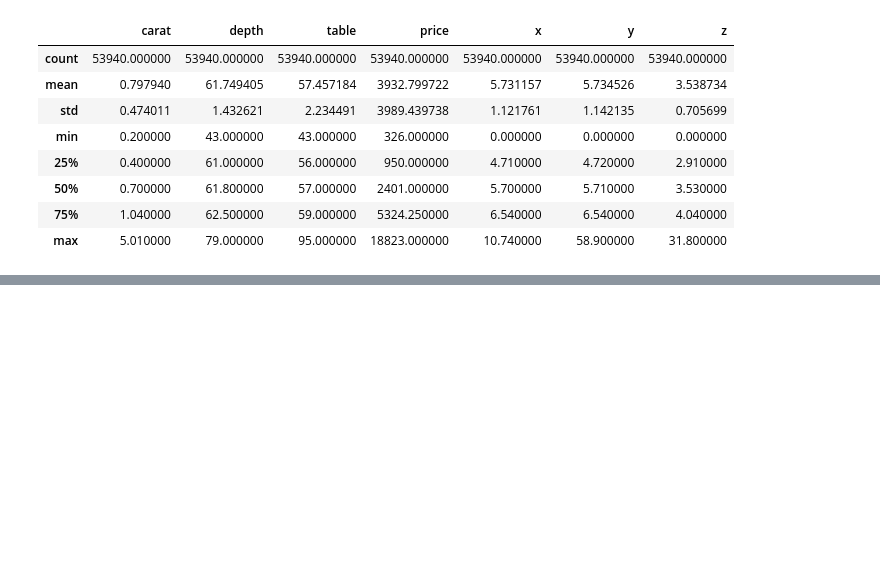
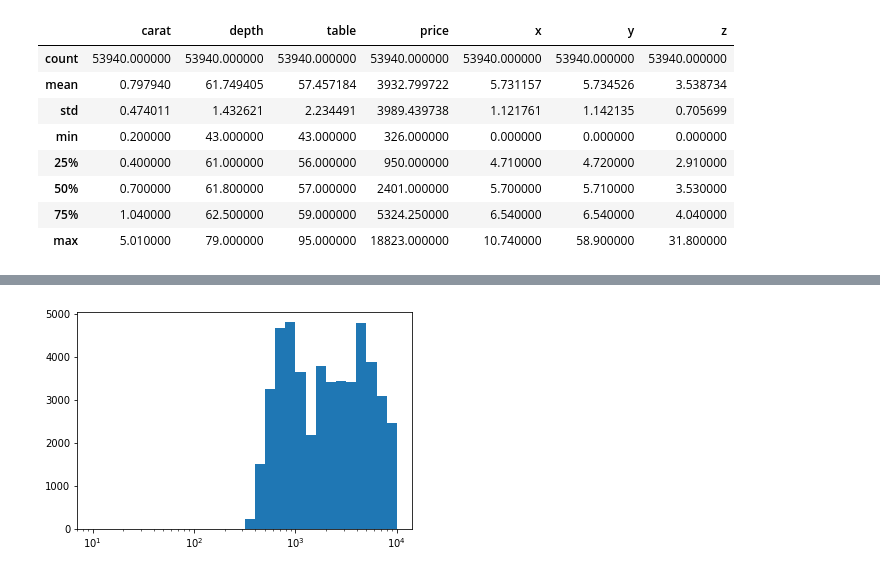
Before and after one commit to iRaied/Diamond-Pricing, a Jupyter notebook: Diamond_Project.ipynb, the cells around one changed output, grey strips where cells are left out. Drawn from its saved outputs; the diff is of its cells as text; code cells hidden in the pictures; blank space fills up the shorter version.

```diff
--- a/Diamond_Project.ipynb
+++ b/Diamond_Project.ipynb
@@ -57,0 +119,6 @@ diamonds.describe()
+# %%
+bins = 10 ** np.arange(1, 4 + 0.1, 0.1)
+plt.hist(data = diamonds, x = 'price', bins = bins);
+plt.xscale('log');
+# %% [output]
+[figure, added]
```
Also changed, not shown: parts of 19 cells of this notebook, 1 other file.
